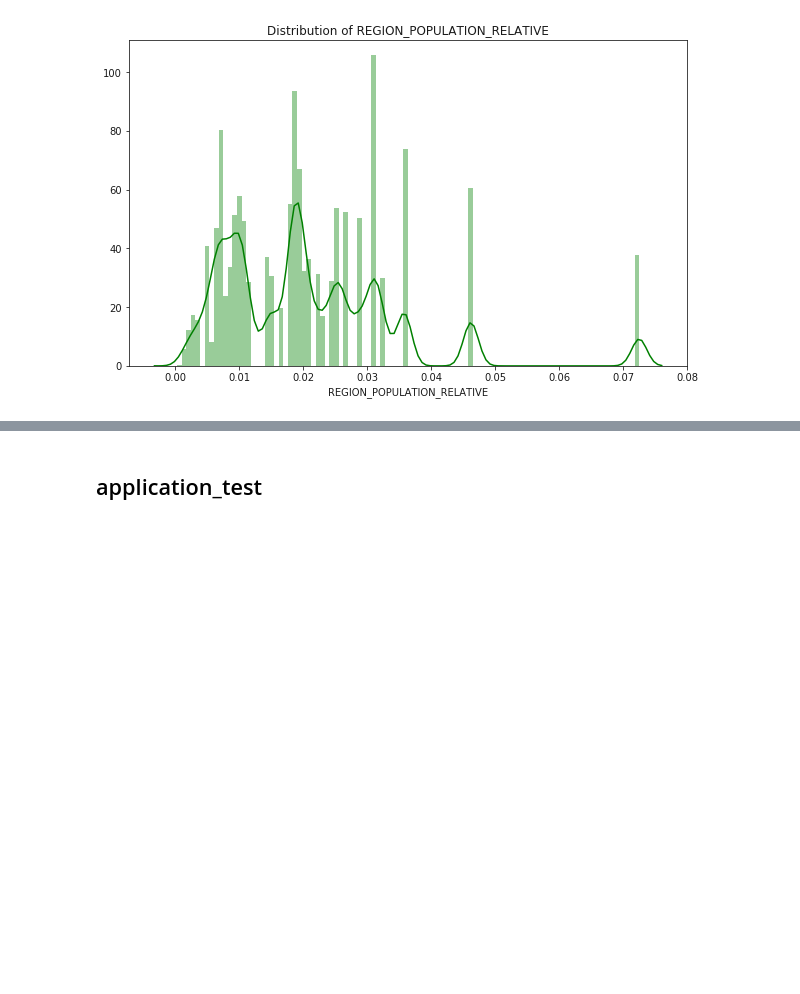
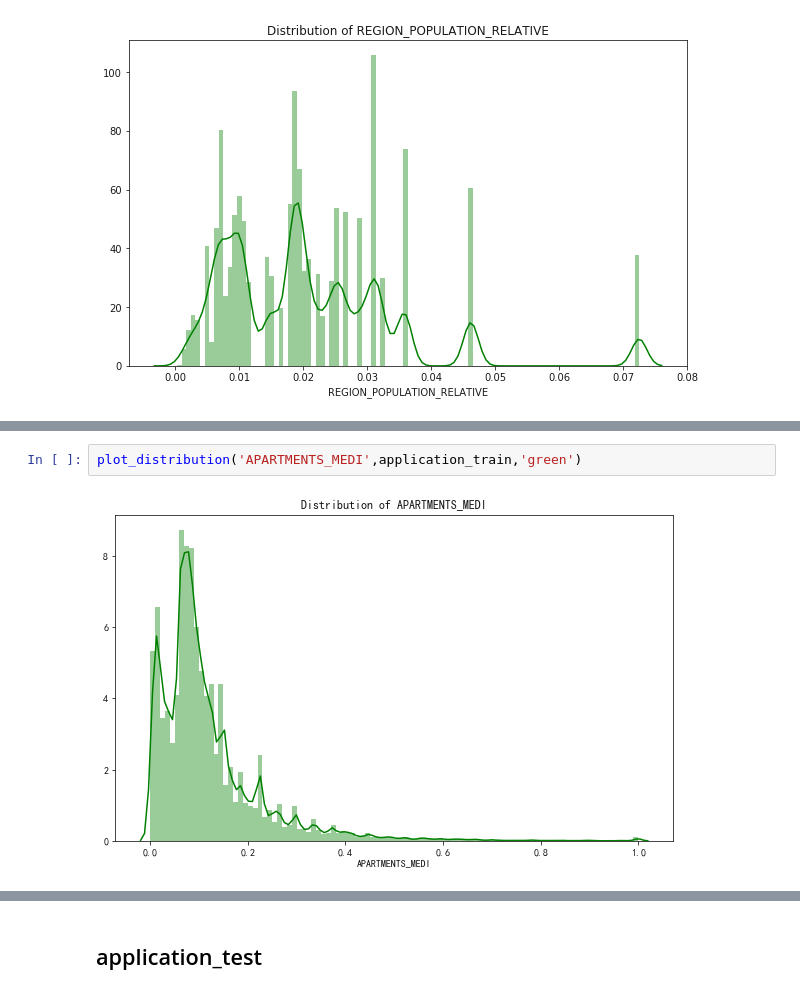
Before and after one commit to MagleHJ/Kaggle_Home_Credit_Default_Risk, a Jupyter notebook: src/xxq/EDA.ipynb, the cells around one changed output, grey strips where cells are left out. Saved outputs shown, nothing was run; the diff lists cells and outputs as text; blank space fills up the shorter version.

```diff
--- a/src/xxq/EDA.ipynb
+++ b/src/xxq/EDA.ipynb
@@ -552,0 +583,4 @@ plot_distribution('REGION_POPULATION_RELATIVE',application_train,'green')
+# %%
+plot_distribution('APARTMENTS_MEDI',application_train,'green')
+# %% [output]
+[figure, added]
```
Also changed, not shown: parts of 13 cells of this notebook, 1 other file.
